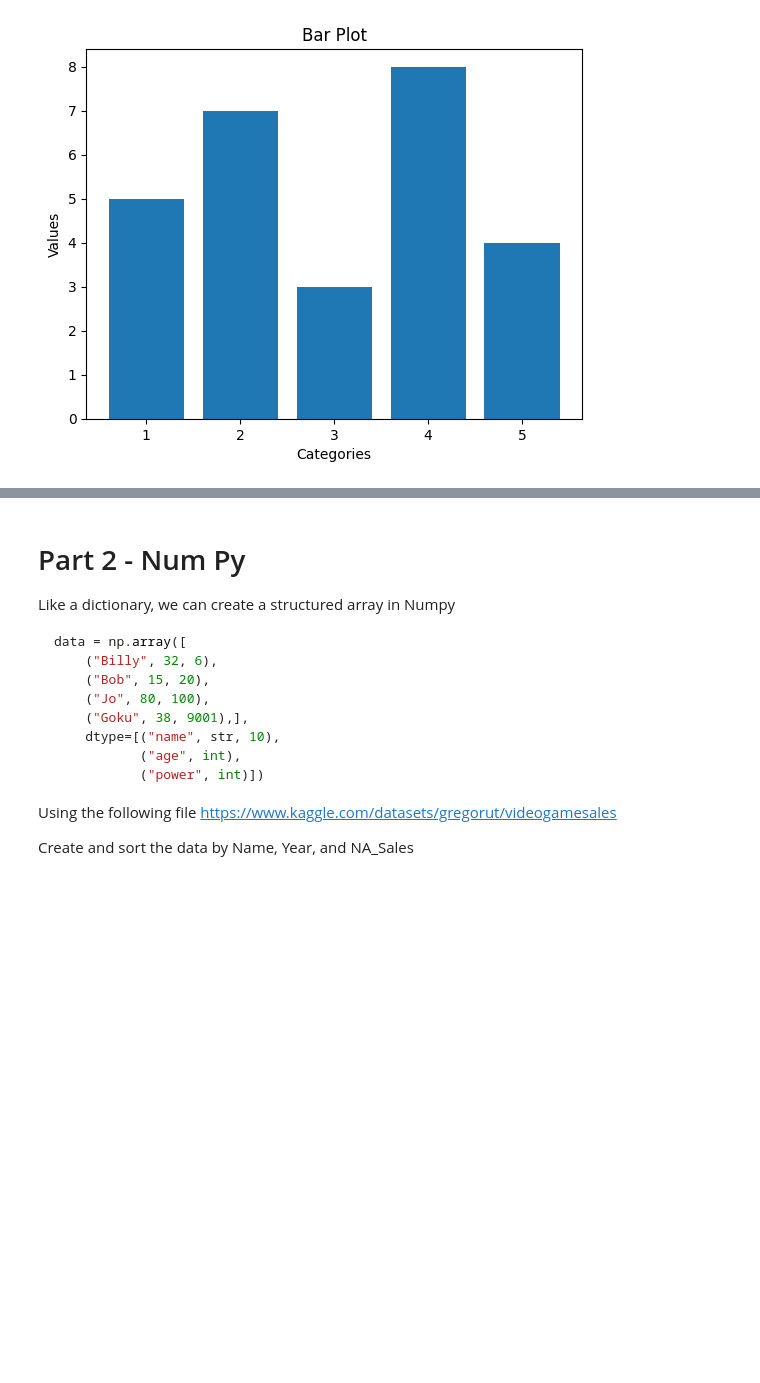
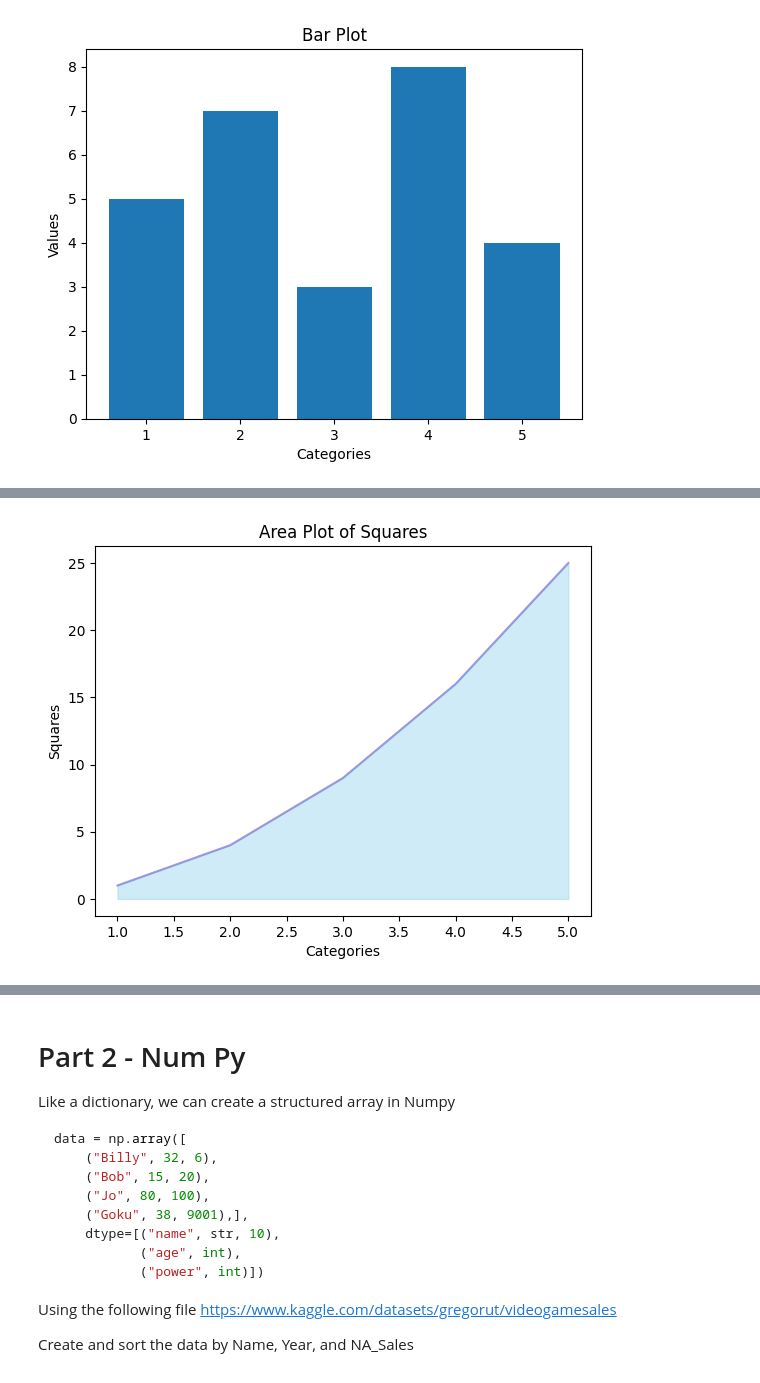
Before and after one commit to ETE4990-S25/homeworkfolder-Gizmofire, a Jupyter notebook: Homework/Homework 05/Homework05- MatPlot_NumPy.ipynb, the cells around one changed output, grey strips where cells are left out. Cells and saved outputs as stored; diff of their text form; code cells hidden in the pictures; blank space fills up the shorter version.

```diff
--- a/Homework/Homework 05/Homework05- MatPlot_NumPy.ipynb
+++ b/Homework/Homework 05/Homework05- MatPlot_NumPy.ipynb
@@ -38,3 +66,11 @@ plt.show()
 # %%
 # Area Plot
+plt.fill_between(categories, squares, color="skyblue", alpha=0.4)
+plt.plot(categories, squares, color="Slateblue", alpha=0.6)
+plt.title('Area Plot of Squares')
+plt.xlabel('Categories')
+plt.ylabel('Squares')
+plt.show()
+# %% [output]
+[figure, added]
 # %%
```
Also changed, not shown: parts of 5 cells of this notebook.
